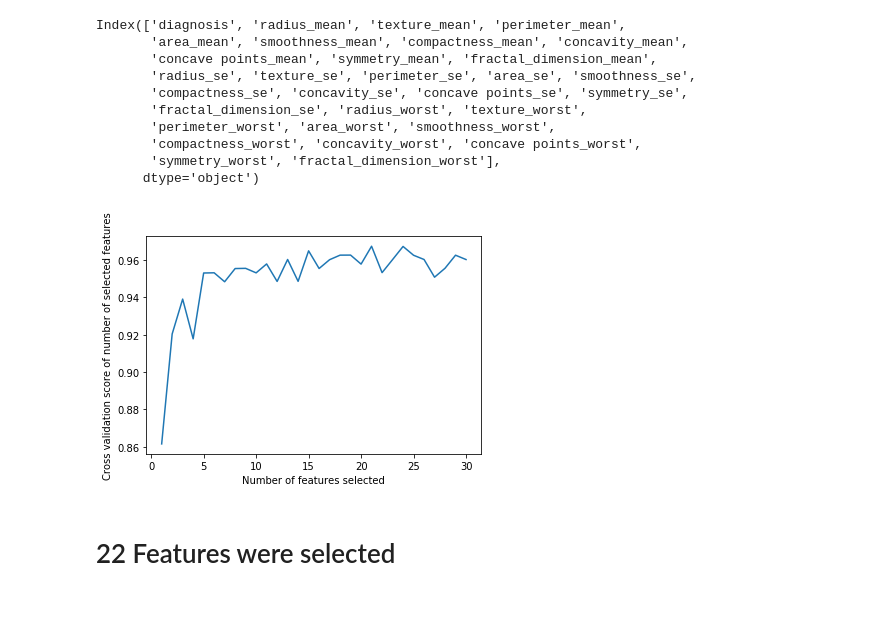
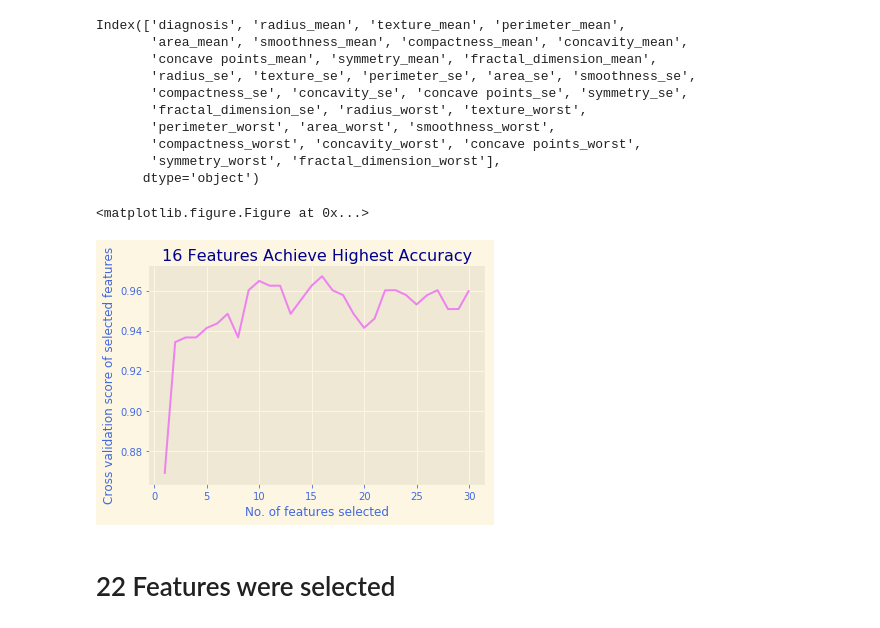
Before and after one commit to irenelanrrchang/BreastCancerPrediction_ML, a Jupyter notebook: Jupyter Notebook/Machine Learning.ipynb, the cells around one changed output. Saved outputs shown, nothing was run; the diff lists cells and outputs as text; code cells hidden in the pictures.

Commit message:
figure updates

```diff
--- a/Jupyter Notebook/Machine Learning.ipynb
+++ b/Jupyter Notebook/Machine Learning.ipynb
@@ -358,7 +356,7 @@ from sklearn.feature_selection import RFECV
 
 # The "accuracy" scoring is proportional to the number of correct classifications
 clf_2 = RandomForestClassifier()
-rfecv = RFECV(estimator=clf_2, step=1, cv=5,scoring='accuracy') #5-fold cross-validation
+rfecv = RFECV(estimator=clf_2, step=1, cv=4,scoring='accuracy') #5-fold cross-validation
 rfecv = rfecv.fit(X_train, y_train)
 
 print('Optimal number of features :', rfecv.n_features_)
@@ -388,14 +385,23 @@ Index(['diagnosis', 'radius_mean', 'texture_mean', 'perimeter_mean',
 # %%
 # Plot number of features VS. cross-validation scores
 import matplotlib.pyplot as plt
+plt.style.use('Solarize_Light2')
+plt.figure(figsize = (6,4))
 plt.figure()
-plt.xlabel("Number of features selected")
-plt.ylabel("Cross validation score of number of selected features")
-plt.plot(range(1, len(rfecv.grid_scores_) + 1), rfecv.grid_scores_)
+plt.xlabel("No. of features selected", color="royalblue")
+plt.ylabel("Cross validation score of selected features", color="royalblue")
+plt.tick_params(axis='x', colors='royalblue')
+plt.tick_params(axis='y', colors='royalblue')
+plt.plot(range(1, len(rfecv.grid_scores_) + 1), rfecv.grid_scores_, 'violet')
+plt.title(f"{rfecv.n_features_} Features Achieve Highest Accuracy", color = "darkblue")
+
+
+
 plt.savefig('Feature_Selection.png')
 plt.show()
 # %% [output]
+<matplotlib.figure.Figure at 0x...>
-[figure, old version]
+[figure, new version]
 # %% [markdown]
 # 22 Features were selected
 # %%
```
Also changed, not shown: parts of 18 cells of this notebook.
